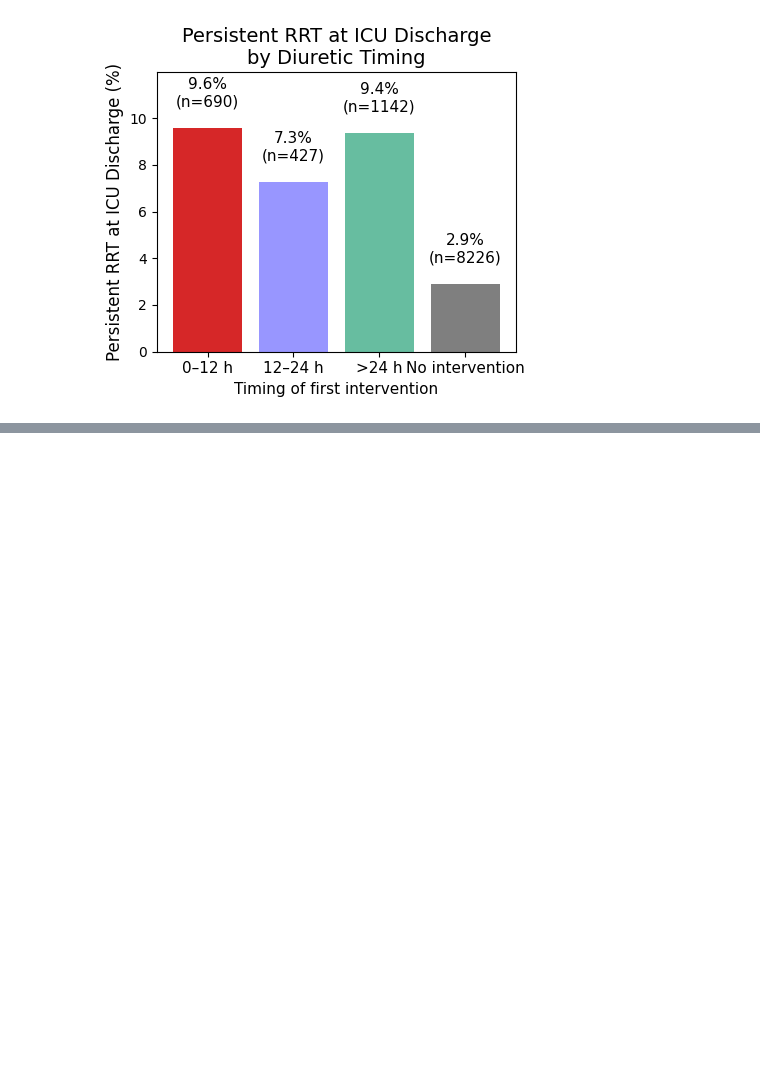
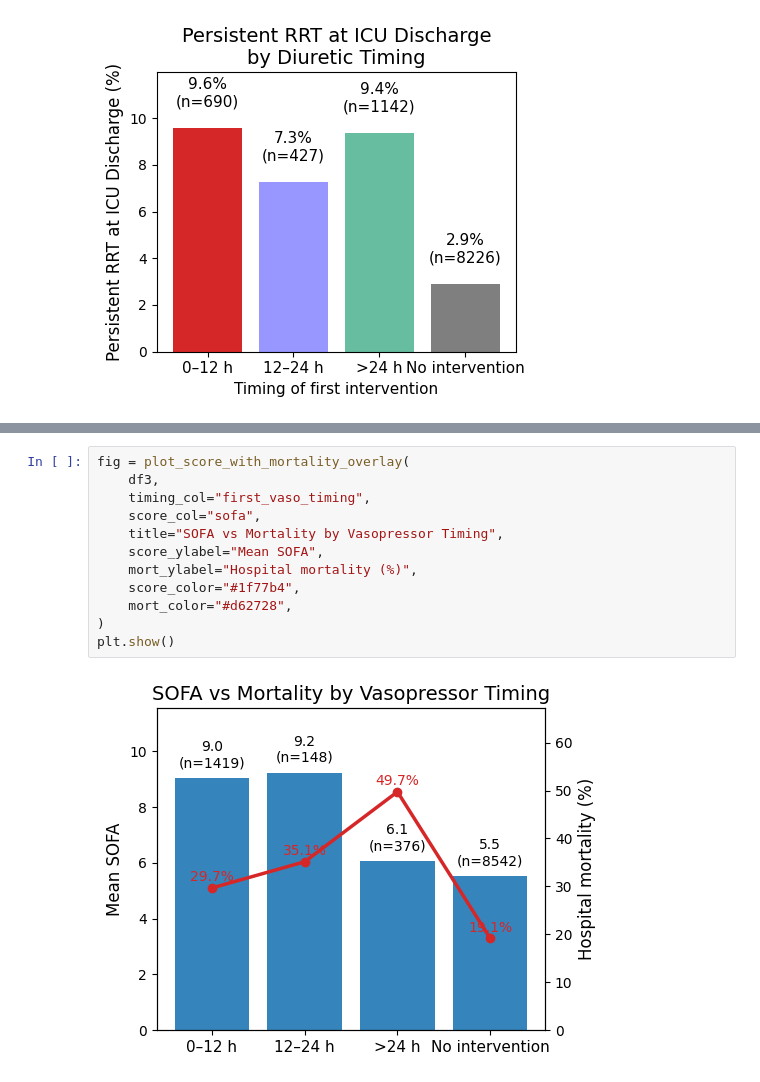
Before and after one commit to SimonKossack/mimiciii-BioMedicalProject, a Jupyter notebook: NierenNotebooks/07_saps2.ipynb, the cells around one changed output, grey strips where cells are left out. Drawn from its saved outputs; the diff is of its cells as text; blank space fills up the shorter version.

```diff
--- a/NierenNotebooks/07_saps2.ipynb
+++ b/NierenNotebooks/07_saps2.ipynb
@@ -663,0 +1032,14 @@ plt.show()
+# %%
+fig = plot_score_with_mortality_overlay(
+    df3,
+    timing_col="first_vaso_timing",
+    score_col="sofa",
+    title="SOFA vs Mortality by Vasopressor Timing",
+    score_ylabel="Mean SOFA",
+    mort_ylabel="Hospital mortality (%)",
+    score_color="#1f77b4",
+    mort_color="#d62728",
+)
+plt.show()
+# %% [output]
+[figure, added]
```
Also changed, not shown: parts of 21 cells of this notebook.
